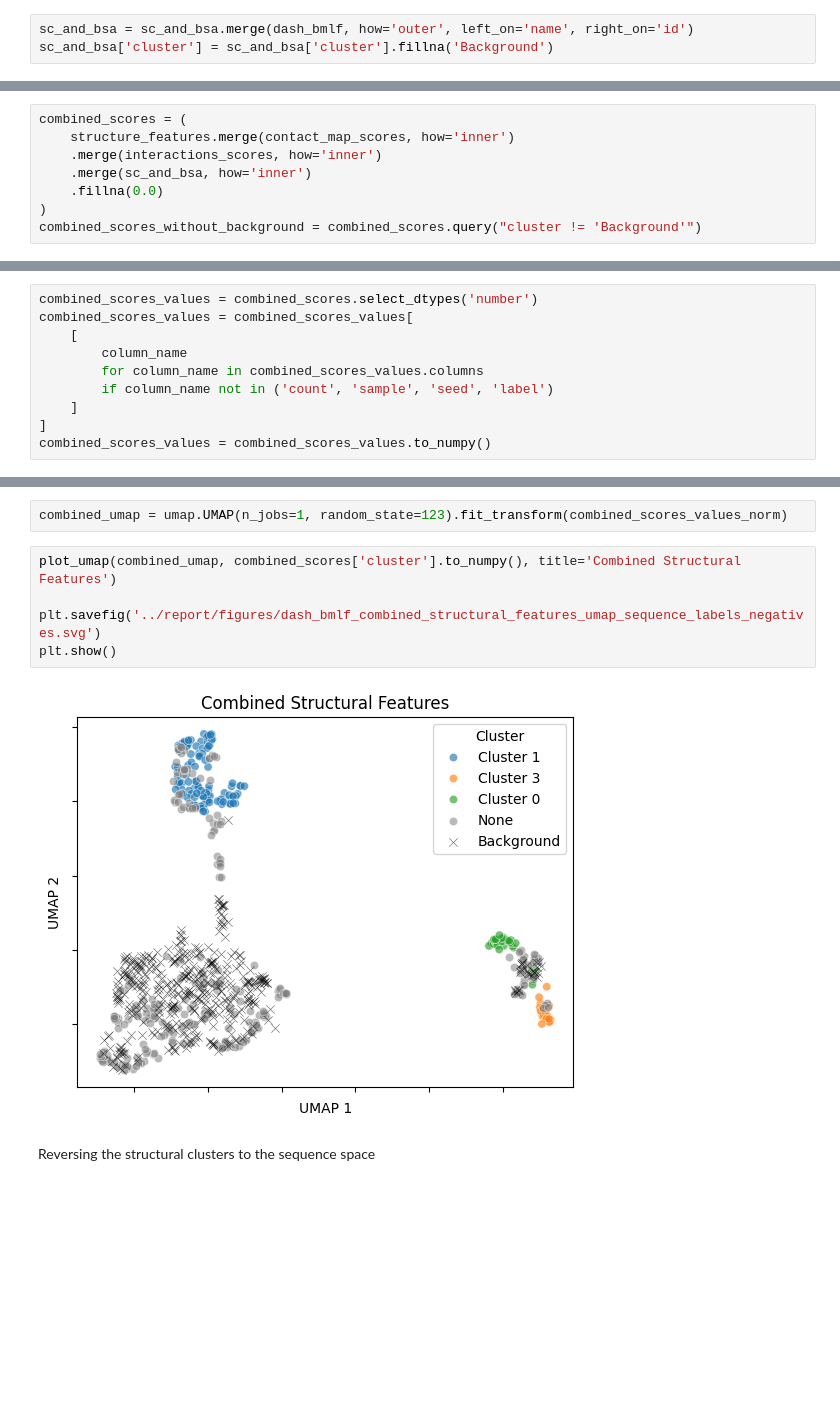
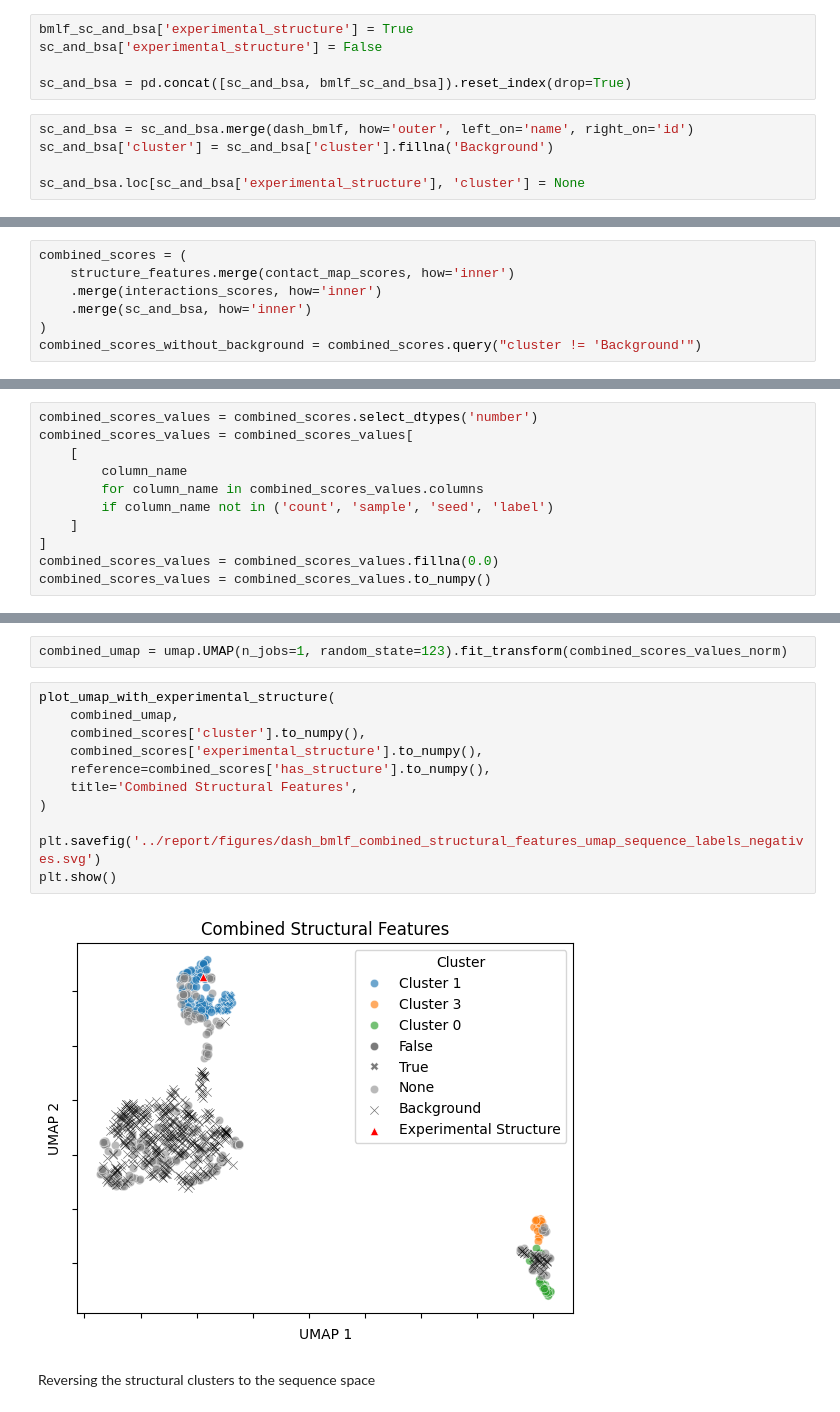
Before and after one commit to benjiemc/tcr-pmhc-predicted-structures, a Jupyter notebook: notebooks/exploring_dash_dataset.ipynb, the cells around one changed output, grey strips where cells are left out. Cells and saved outputs as stored; diff of their text form; blank space fills up the shorter version.

```diff
--- a/notebooks/exploring_dash_dataset.ipynb
+++ b/notebooks/exploring_dash_dataset.ipynb
@@ -1046,8 +1283,15 @@ plt.show()
 # %%
 sc_and_bsa = pd.read_csv('../data/processed/predicted_af3_af3_tcrmodel2_sc_and_bsa_dash_bmlf.csv')
+# %%
+bmlf_sc_and_bsa['experimental_structure'] = True
+sc_and_bsa['experimental_structure'] = False
+
+sc_and_bsa = pd.concat([sc_and_bsa, bmlf_sc_and_bsa]).reset_index(drop=True)
 # %%
 sc_and_bsa = sc_and_bsa.merge(dash_bmlf, how='outer', left_on='name', right_on='id')
 sc_and_bsa['cluster'] = sc_and_bsa['cluster'].fillna('Background')
+
+sc_and_bsa.loc[sc_and_bsa['experimental_structure'], 'cluster'] = None
 # %%
 sc_and_bsa = sc_and_bsa.merge(sequences_with_negatives[['id', 'label']], how='left', left_on='name', right_on='id')
 sc_and_bsa_without_background = sc_and_bsa.query("cluster != 'Background'")
@@ -1106,7 +1350,6 @@ combined_scores = (
     structure_features.merge(contact_map_scores, how='inner')
     .merge(interactions_scores, how='inner')
     .merge(sc_and_bsa, how='inner')
-    .fillna(0.0)
 )
 combined_scores_without_background = combined_scores.query("cluster != 'Background'")
 # %%
@@ -1147,18 +1393,25 @@ combined_scores_values = combined_scores_values[
         if column_name not in ('count', 'sample', 'seed', 'label')
     ]
 ]
+combined_scores_values = combined_scores_values.fillna(0.0)
 combined_scores_values = combined_scores_values.to_numpy()
 # %%
 combined_scores_values_norm = StandardScaler().fit_transform(combined_scores_values)
 # %%
 combined_umap = umap.UMAP(n_jobs=1, random_state=123).fit_transform(combined_scores_values_norm)
 # %%
-plot_umap(combined_umap, combined_scores['cluster'].to_numpy(), title='Combined Structural Features')
+plot_umap_with_experimental_structure(
+    combined_umap,
+    combined_scores['cluster'].to_numpy(),
+    combined_scores['experimental_structure'].to_numpy(),
+    reference=combined_scores['has_structure'].to_numpy(),
+    title='Combined Structural Features',
+)
 
 plt.savefig('../report/figures/dash_bmlf_combined_structural_features_umap_sequence_labels_negatives.svg')
 plt.show()
 # %% [output]
-[figure, old version]
+[figure, new version]
 # %% [markdown]
 Reversing the structural clusters to the sequence space
 # %%
```
Also changed, not shown: parts of 55 cells of this notebook, 1 other file.
